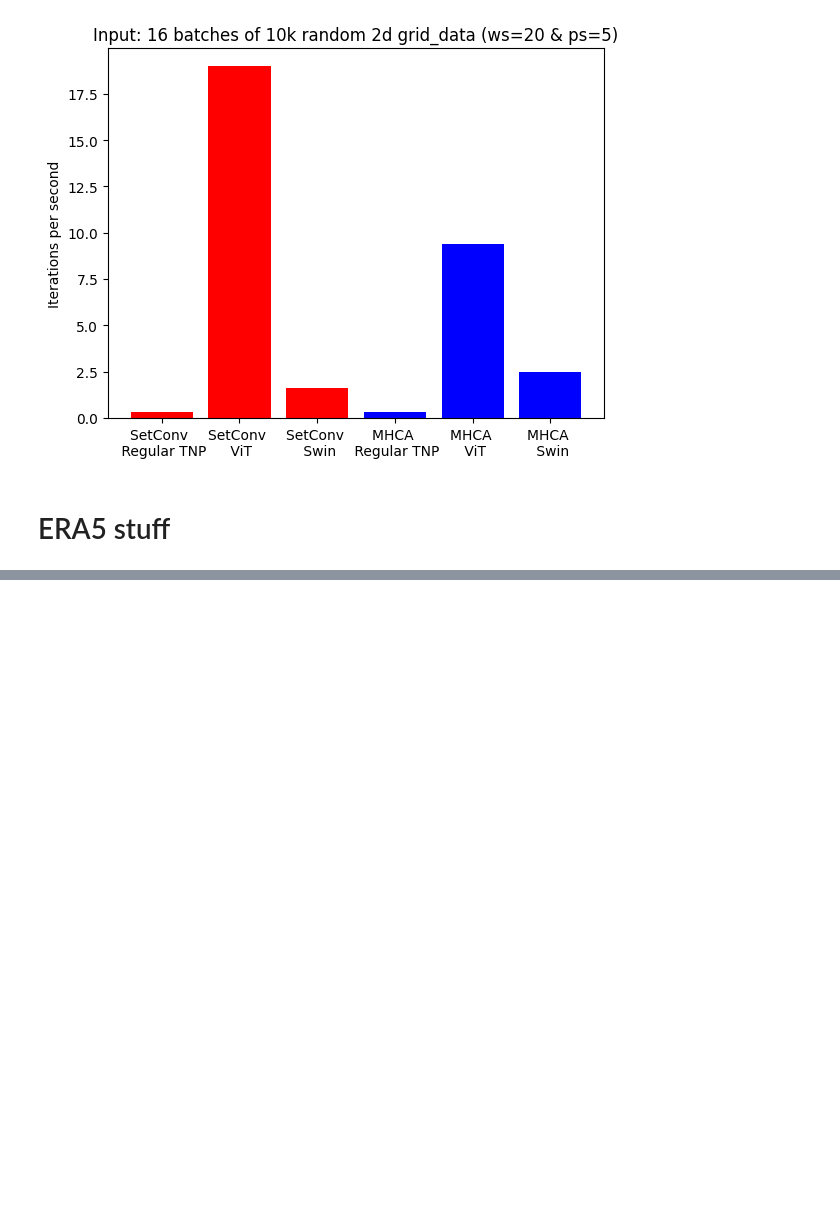
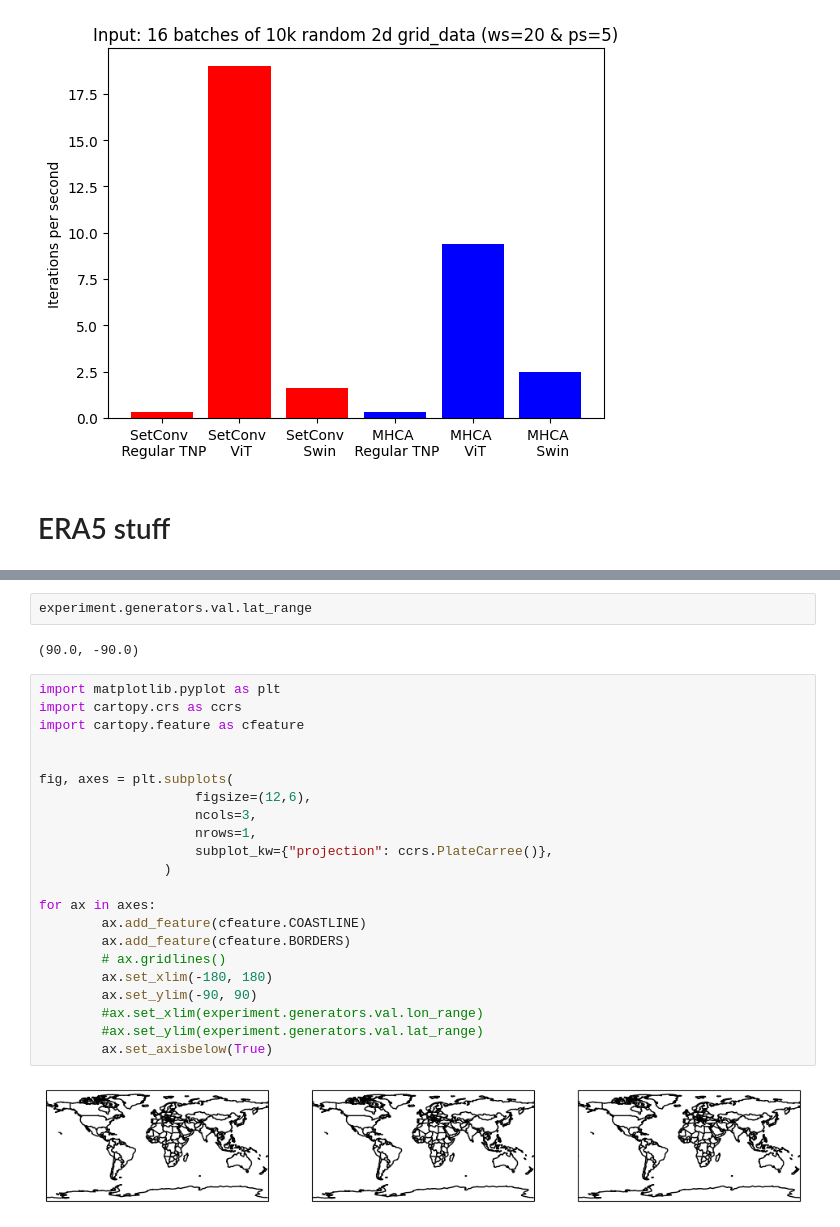
Before and after one commit to EricLangezaal/tnp-pp, a Jupyter notebook: tryout.ipynb, the cells around one changed output, grey strips where cells are left out. Drawn from its saved outputs; the diff is of its cells as text; blank space fills up the shorter version.

```diff
--- a/tryout.ipynb
+++ b/tryout.ipynb
@@ -586,0 +593,28 @@ xc_off_grid, yc_off_grid:  torch.Size([16, 708, 2]) torch.Size([16, 708, 1])
+# %%
+experiment.generators.val.lat_range
+# %% [output]
+(90.0, -90.0)
+# %%
+import matplotlib.pyplot as plt
+import cartopy.crs as ccrs
+import cartopy.feature as cfeature
+
+
+fig, axes = plt.subplots(
+                    figsize=(12,6),
+                    ncols=3,
+                    nrows=1,
+                    subplot_kw={"projection": ccrs.PlateCarree()},
+                )
+
+for ax in axes:
+        ax.add_feature(cfeature.COASTLINE)
+        ax.add_feature(cfeature.BORDERS)
+        # ax.gridlines()
+        ax.set_xlim(-180, 180)
+        ax.set_ylim(-90, 90)
+        #ax.set_xlim(experiment.generators.val.lon_range)
+        #ax.set_ylim(experiment.generators.val.lat_range)
+        ax.set_axisbelow(True)
+# %% [output]
+[figure, added]
```
Also changed, not shown: parts of 4 cells of this notebook, 7 other files.
